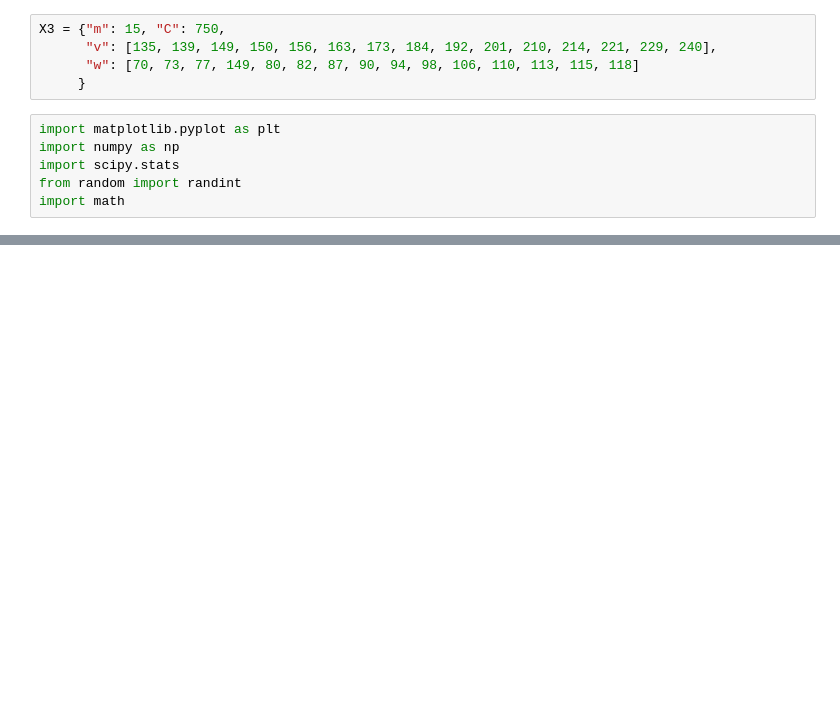
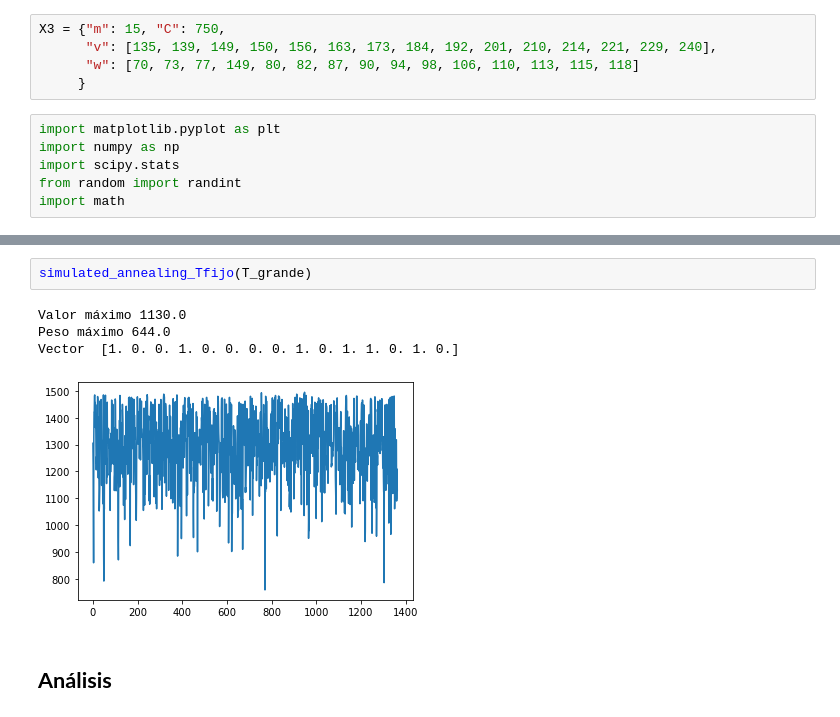
Before and after one commit to felipeisj/MCMC-PyMC3, a Jupyter notebook: actividad1.ipynb, the cells around one changed output, grey strips where cells are left out. Saved outputs shown, nothing was run; the diff lists cells and outputs as text; blank space fills up the shorter version.

```diff
--- a/actividad1.ipynb
+++ b/actividad1.ipynb
@@ -176,0 +226,9 @@ plt.plot(resultados2)
+# %%
+simulated_annealing_Tfijo(T_grande)
+# %% [output]
+Valor máximo 1130.0
+Peso máximo 644.0
+Vector  [1. 0. 0. 1. 0. 0. 0. 0. 1. 0. 1. 1. 0. 1. 0.]
+[figure, added]
+# %% [markdown]
+## **Análisis**
```
Also changed, not shown: parts of 21 cells of this notebook.
